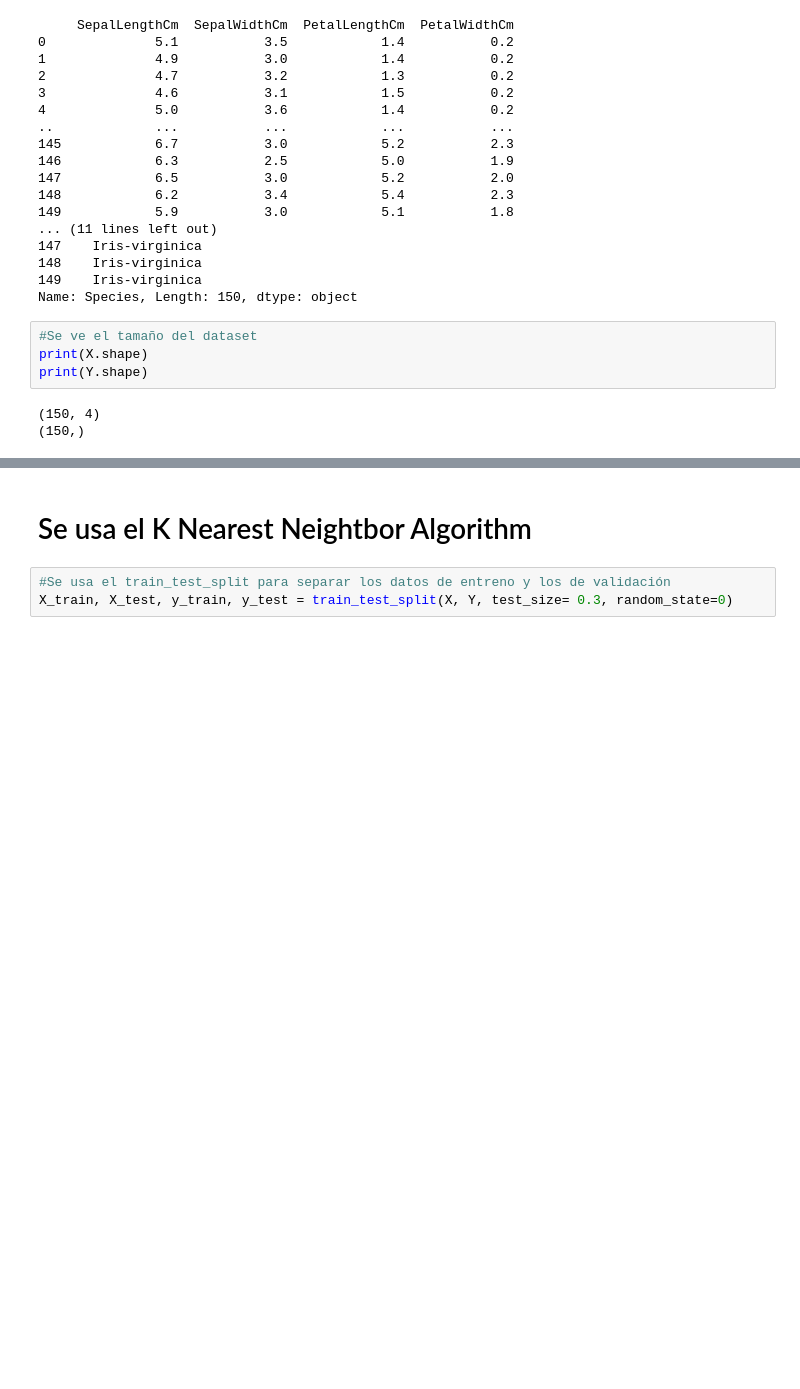
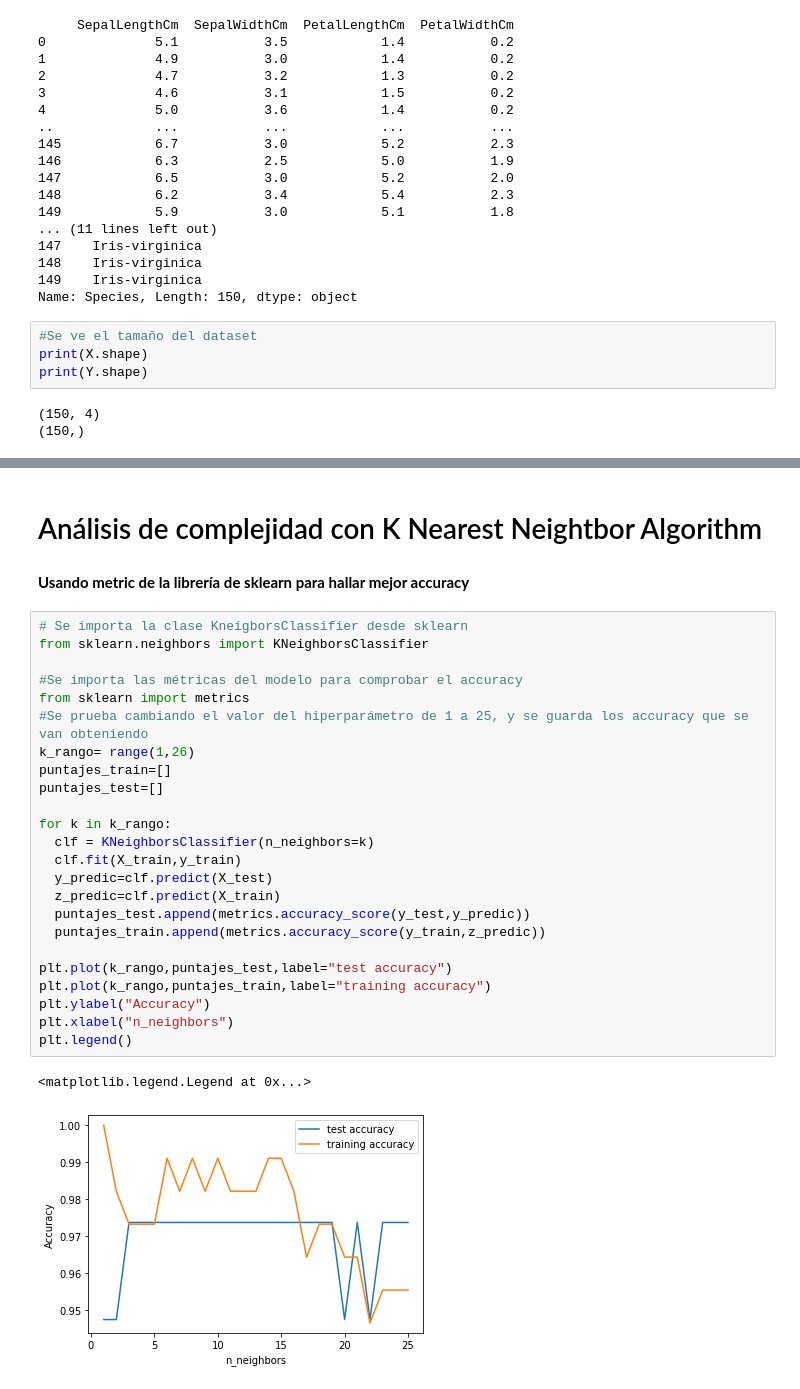
Before and after one commit to felipe-tobar-s/KNNiris_test, a Jupyter notebook: IrisExample.ipynb, the cells around one changed output, grey strips where cells are left out. Saved outputs shown, nothing was run; the diff lists cells and outputs as text; blank space fills up the shorter version.

```diff
--- a/IrisExample.ipynb
+++ b/IrisExample.ipynb
@@ -156,5 +184,31 @@ array([[<matplotlib.axes._subplots.AxesSubplot object at 0x...>,
 # %% [markdown]
-# Se usa el K Nearest Neightbor Algorithm
+# Análisis de complejidad con K Nearest Neightbor Algorithm
-# %%
-#Se usa el train_test_split para separar los datos de entreno y los de validación
-X_train, X_test, y_train, y_test = train_test_split(X, Y, test_size= 0.3, random_state=0)
+# %% [markdown]
+**Usando metric de la librería de sklearn para hallar mejor accuracy**
+# %%
+# Se importa la clase KneigborsClassifier desde sklearn
+from sklearn.neighbors import KNeighborsClassifier
+
+#Se importa las métricas del modelo para comprobar el accuracy
+from sklearn import metrics
+#Se prueba cambiando el valor del hiperparámetro de 1 a 25, y se guarda los accuracy que se van obteniendo
+k_rango= range(1,26)
+puntajes_train=[]
+puntajes_test=[]
+
+for k in k_rango:
+  clf = KNeighborsClassifier(n_neighbors=k)
+  clf.fit(X_train,y_train)
+  y_predic=clf.predict(X_test)
+  z_predic=clf.predict(X_train)
+  puntajes_test.append(metrics.accuracy_score(y_test,y_predic))
+  puntajes_train.append(metrics.accuracy_score(y_train,z_predic))
+
+plt.plot(k_rango,puntajes_test,label="test accuracy")
+plt.plot(k_rango,puntajes_train,label="training accuracy")
+plt.ylabel("Accuracy")
+plt.xlabel("n_neighbors")
+plt.legend()
+# %% [output]
+<matplotlib.legend.Legend at 0x...>
+[figure, added]
```
Also changed, not shown: parts of 35 cells of this notebook.
